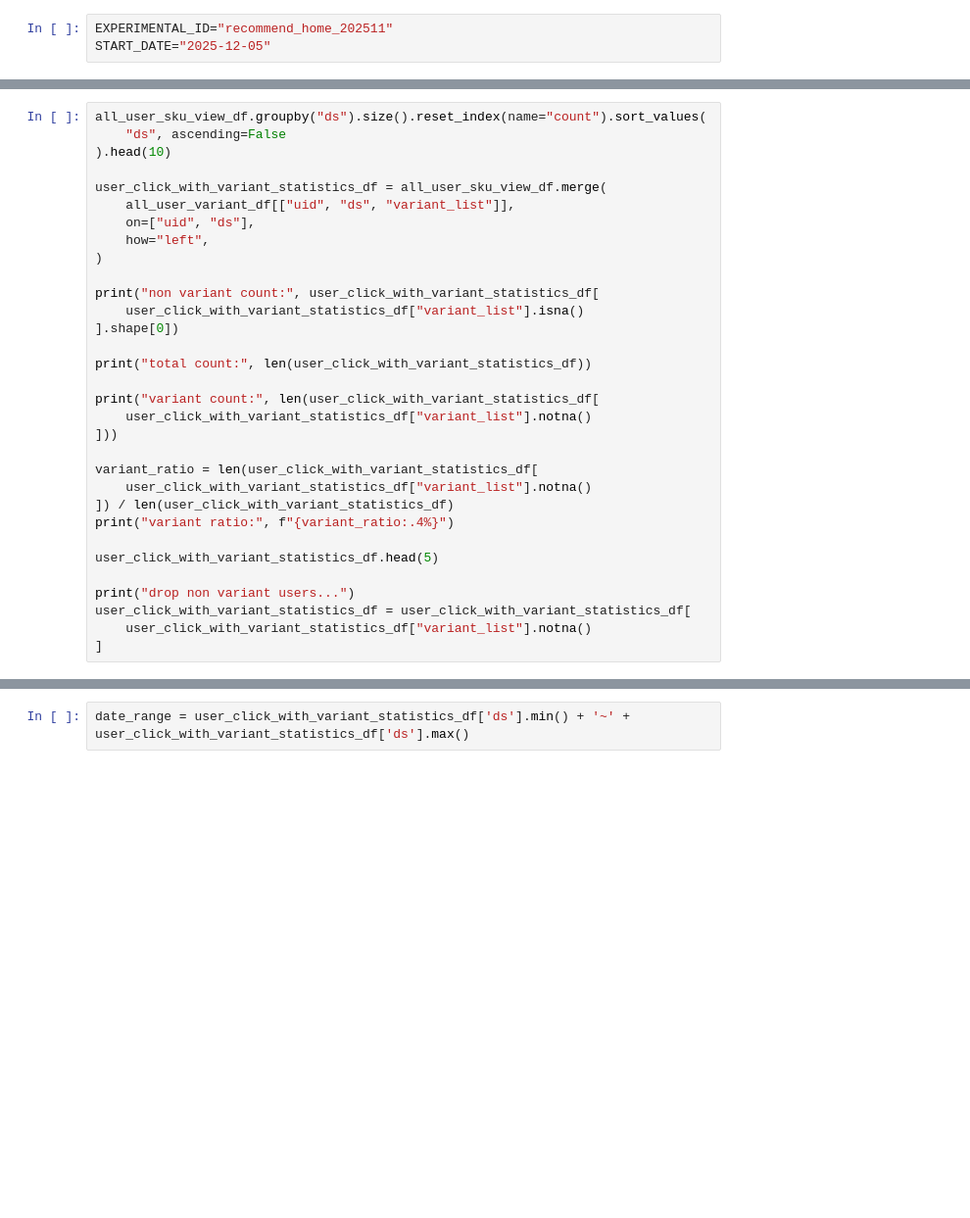
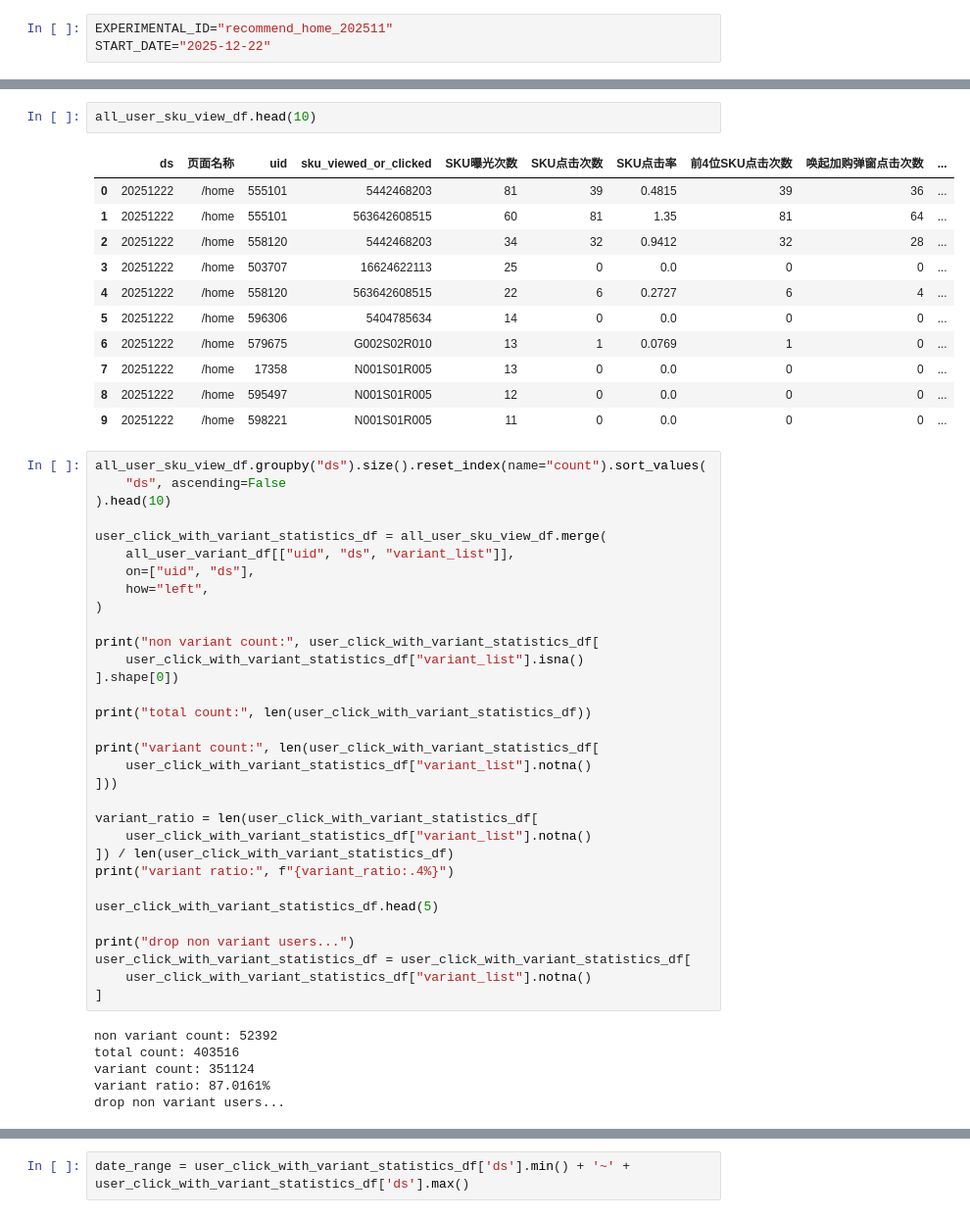
Before and after one commit to chrisptang/aliyun-devops, a Jupyter notebook: 推荐AB实验分析-协同过滤&隐式转换202511.ipynb, the cells around one changed output, grey strips where cells are left out. Shown at 98% size. Drawn from its saved outputs; the diff is of its cells as text; blank space fills up the shorter version.

```diff
--- a/推荐AB实验分析-协同过滤&隐式转换202511.ipynb
+++ b/推荐AB实验分析-协同过滤&隐式转换202511.ipynb
@@ -1,6 +1,6 @@
 # %%
 EXPERIMENTAL_ID="recommend_home_202511"
-START_DATE="2025-12-05"
+START_DATE="2025-12-22"
 # %%
 from odps_client import get_odps_sql_result_as_df
 from datetime import datetime, timedelta
@@ -218,3 +285,17 @@ while current_date <= end_date:
+# %%
+all_user_sku_view_df.head(10)
+# %% [output]
+|  | ds | 页面名称 | uid | sku_viewed_or_clicked | SKU曝光次数 | SKU点击次数 | SKU点击率 | 前4位SKU点击次数 | 唤起加购弹窗点击次数 | ... |
+| 0 | 20251222 | /home | 555101 | 5442468203 | 81 | 39 | 0.4815 | 39 | 36 | ... |
+| 1 | 20251222 | /home | 555101 | 563642608515 | 60 | 81 | 1.35 | 81 | 64 | ... |
+| 2 | 20251222 | /home | 558120 | 5442468203 | 34 | 32 | 0.9412 | 32 | 28 | ... |
+| 3 | 20251222 | /home | 503707 | 16624622113 | 25 | 0 | 0.0 | 0 | 0 | ... |
+| 4 | 20251222 | /home | 558120 | 563642608515 | 22 | 6 | 0.2727 | 6 | 4 | ... |
+| 5 | 20251222 | /home | 596306 | 5404785634 | 14 | 0 | 0.0 | 0 | 0 | ... |
+| 6 | 20251222 | /home | 579675 | G002S02R010 | 13 | 1 | 0.0769 | 1 | 0 | ... |
+| 7 | 20251222 | /home | 17358 | N001S01R005 | 13 | 0 | 0.0 | 0 | 0 | ... |
+| 8 | 20251222 | /home | 595497 | N001S01R005 | 12 | 0 | 0.0 | 0 | 0 | ... |
+| 9 | 20251222 | /home | 598221 | N001S01R005 | 11 | 0 | 0.0 | 0 | 0 | ... |
 # %%
 all_user_sku_view_df.groupby("ds").size().reset_index(name="count").sort_values(
     "ds", ascending=False
@@ -247,6 +328,12 @@ print("drop non variant users...")
 user_click_with_variant_statistics_df = user_click_with_variant_statistics_df[
     user_click_with_variant_statistics_df["variant_list"].notna()
 ]
+# %% [output]
+non variant count: 52392
+total count: 403516
+variant count: 351124
+variant ratio: 87.0161%
+drop non variant users...
 # %%
 
 user_click_with_variant_statistics_df['SKU点击次数'] = user_click_with_variant_statistics_df['SKU点击次数'].astype(int)
```
Also changed, not shown: parts of 12 cells of this notebook.
